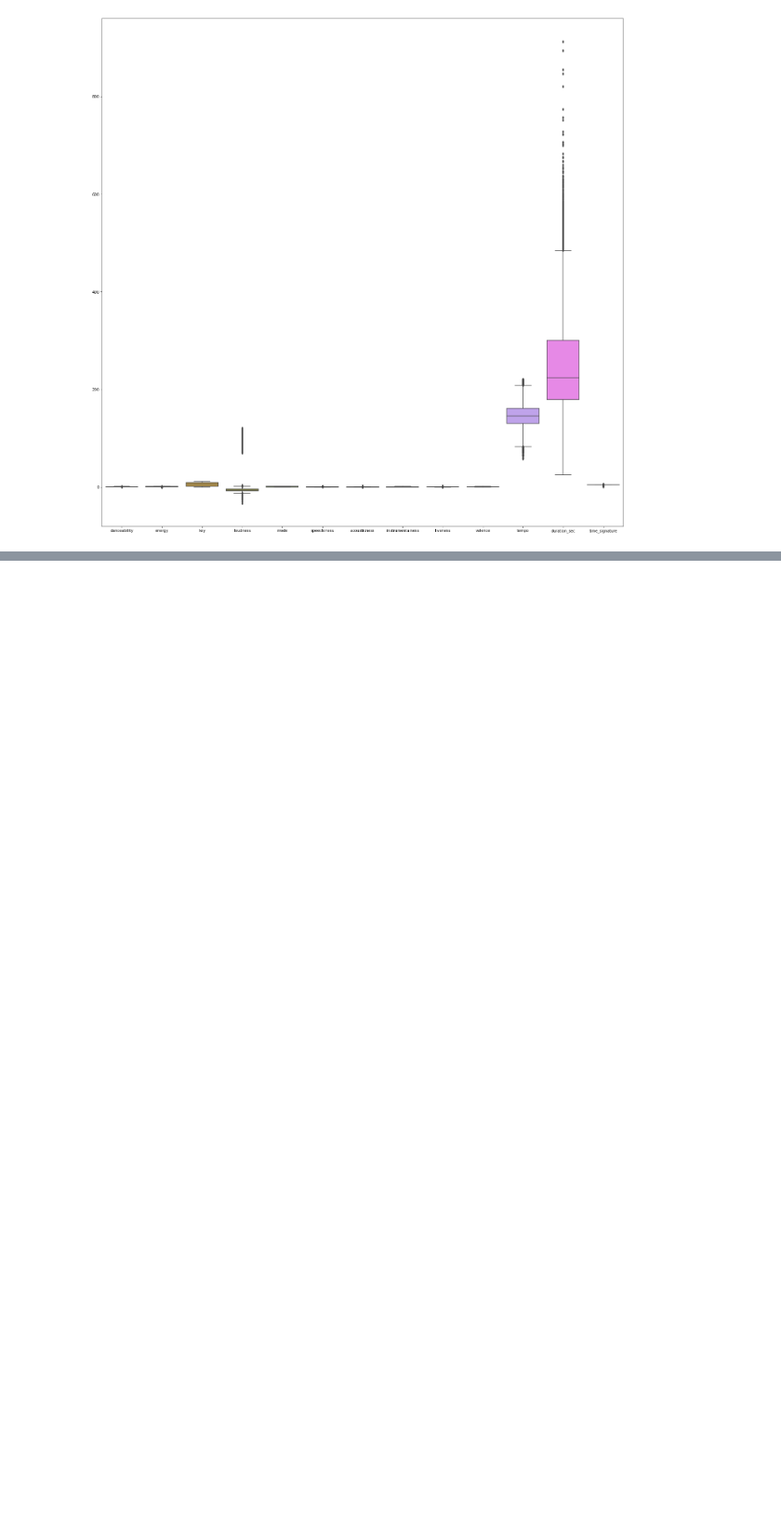
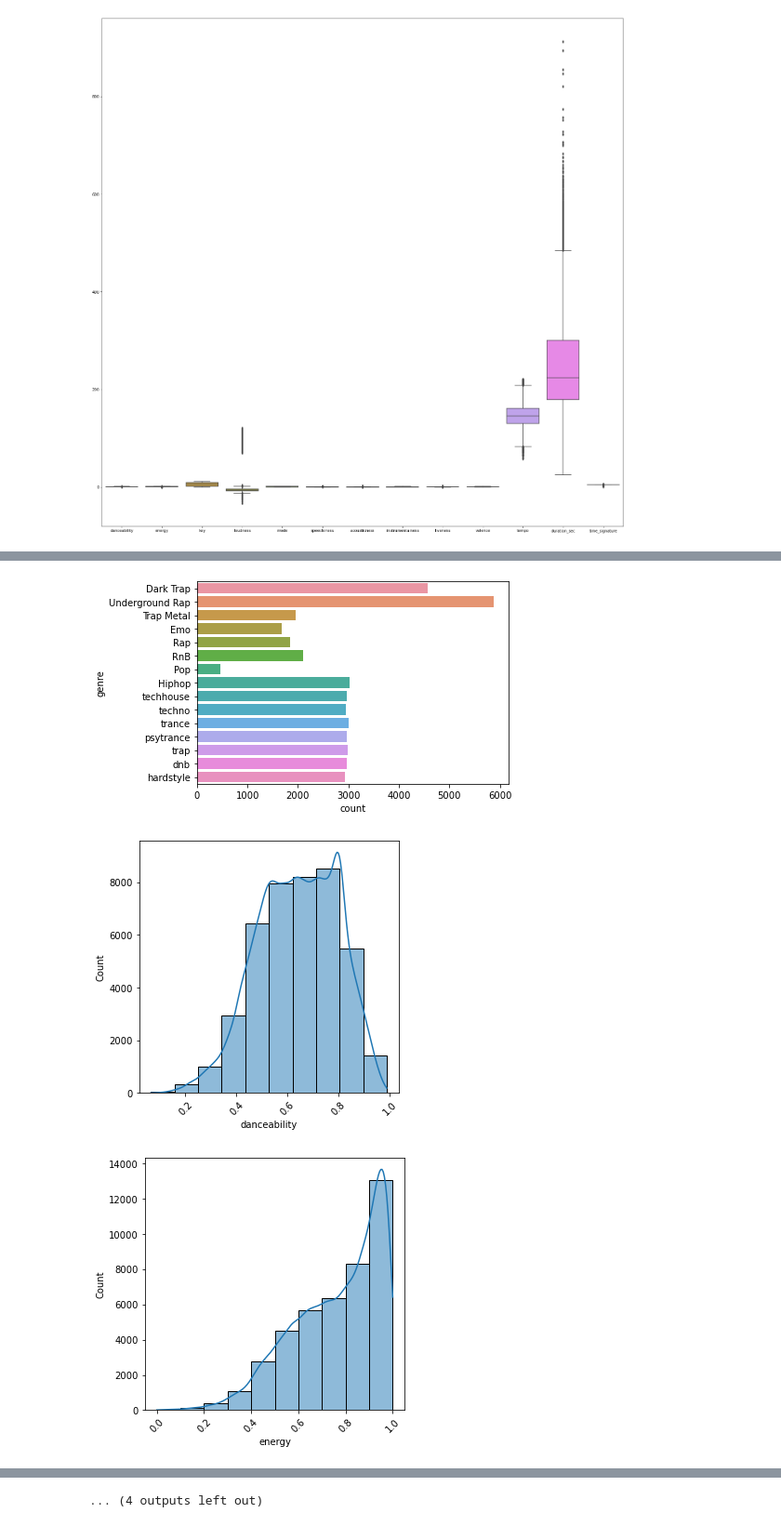
Before and after one commit to Waleed-Almutairi/ISE-291-Project, a Jupyter notebook: Code/VechicelCrashes.ipynb, the cells around one changed output, grey strips where cells are left out. Shown at 93% size. Drawn from its saved outputs; the diff is of its cells as text; code cells hidden in the pictures; blank space fills up the shorter version.

```diff
--- a/Code/VechicelCrashes.ipynb
+++ b/Code/VechicelCrashes.ipynb
@@ -143 +143,19 @@ plt.show()
 [figure]
+# %%
+num_columns = df.select_dtypes(exclude='object').columns
+cat_columns = df.select_dtypes(include='object').columns
+
+plt.figure()
+sns.countplot(y='genre',data=df);
+plt.show()
+
+for col in num_columns:
+    plt.figure(figsize=(5,5))
+    sns.histplot(x=col,bins=10,kde=True,data=df)
+    plt.xticks(rotation=45)
+    plt.show()
+display(df)
+# %% [output]
+[figure, added]
+[figure, added]
+[figure, added]
@@ -143,0 +171 @@ plt.show()
+... (4 outputs left out)
```
Also changed, not shown: parts of 3 cells of this notebook.
